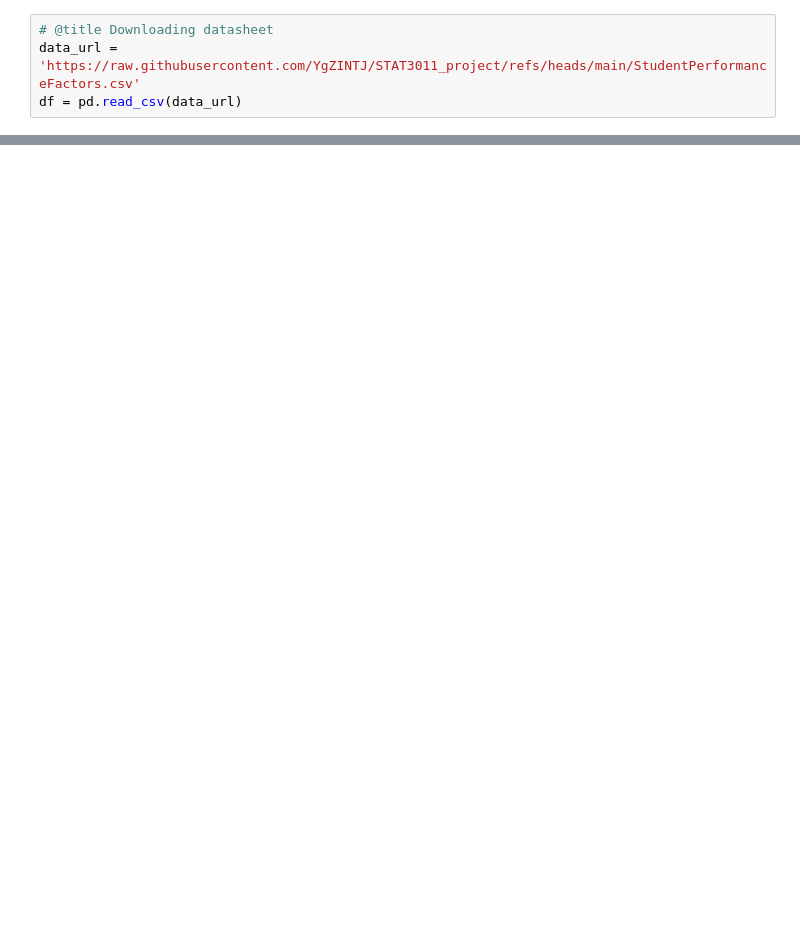
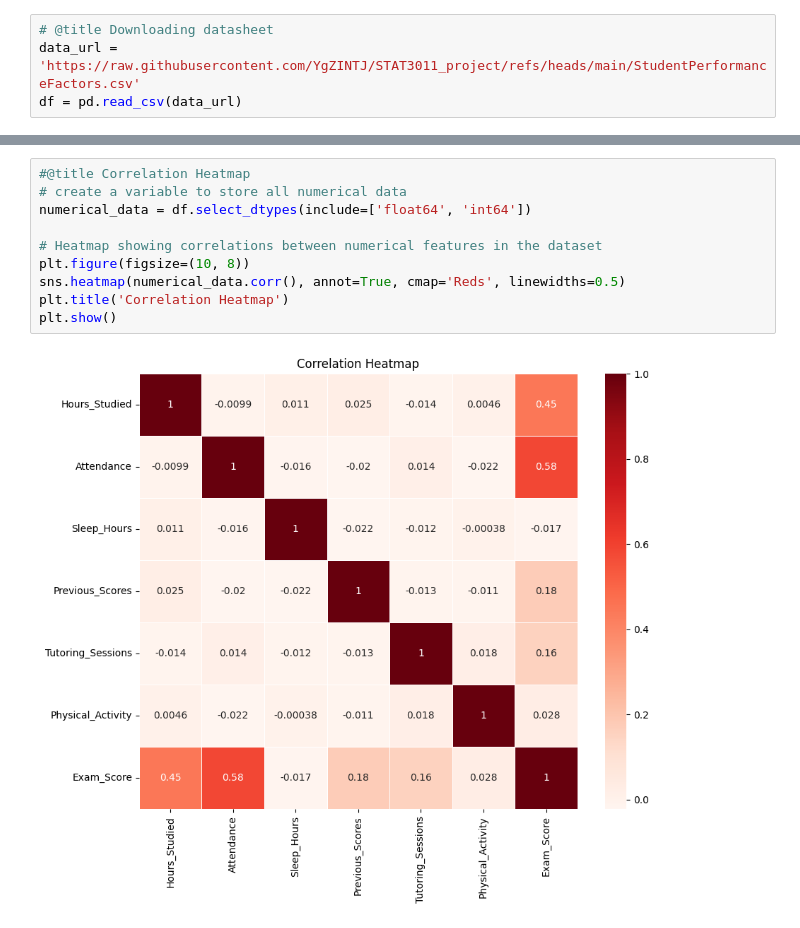
Before and after one commit to YgZINTJ/STAT3011_project, a Jupyter notebook: dataVisualisation_Project.ipynb, the cells around one changed output, grey strips where cells are left out. Cells and saved outputs as stored; diff of their text form; blank space fills up the shorter version.

```diff
--- a/dataVisualisation_Project.ipynb
+++ b/dataVisualisation_Project.ipynb
@@ -29,0 +28,12 @@ categorical_columns
+# %%
+#@title Correlation Heatmap
+# create a variable to store all numerical data
+numerical_data = df.select_dtypes(include=['float64', 'int64'])
+
+# Heatmap showing correlations between numerical features in the dataset
+plt.figure(figsize=(10, 8))
+sns.heatmap(numerical_data.corr(), annot=True, cmap='Reds', linewidths=0.5)
+plt.title('Correlation Heatmap')
+plt.show()
+# %% [output]
+[figure, added]
```
Also changed, not shown: parts of 4 cells of this notebook.
